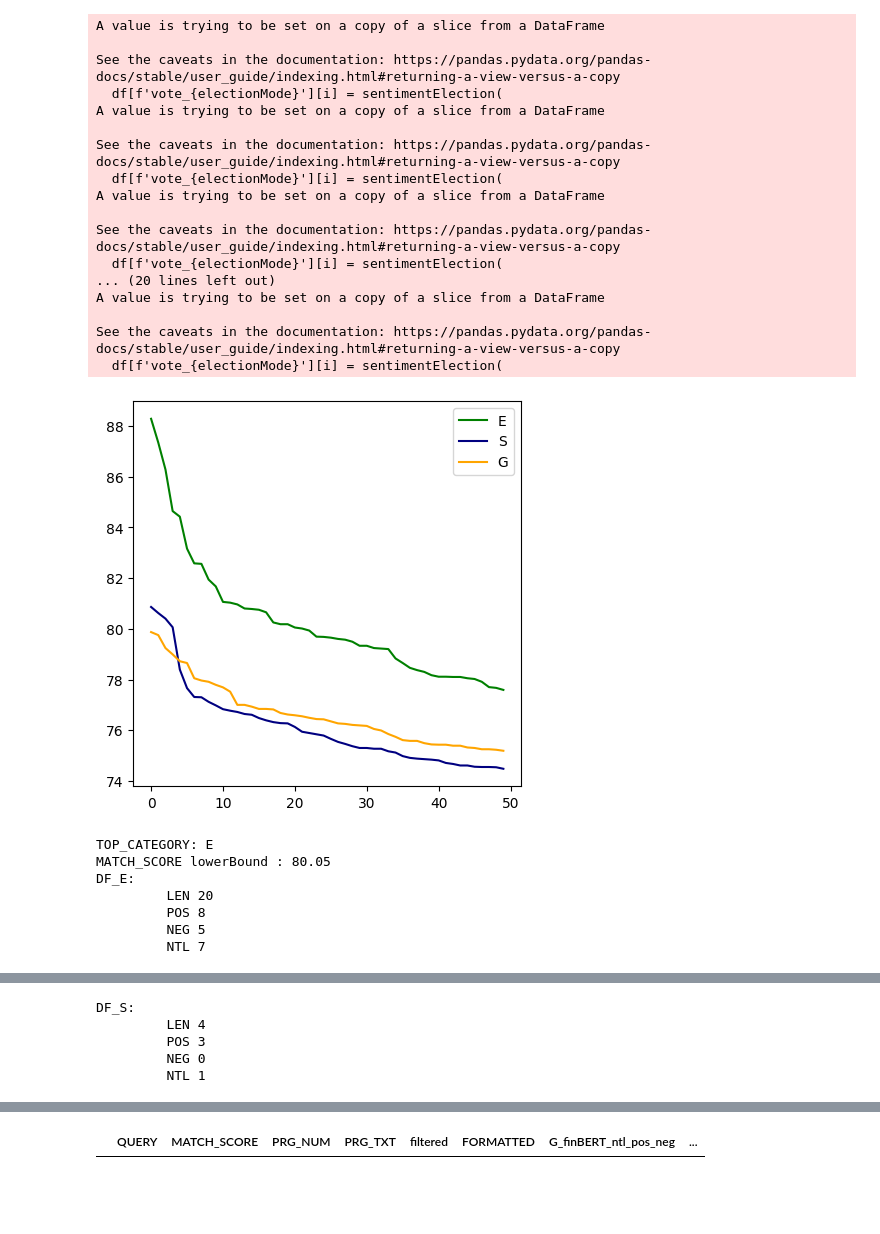
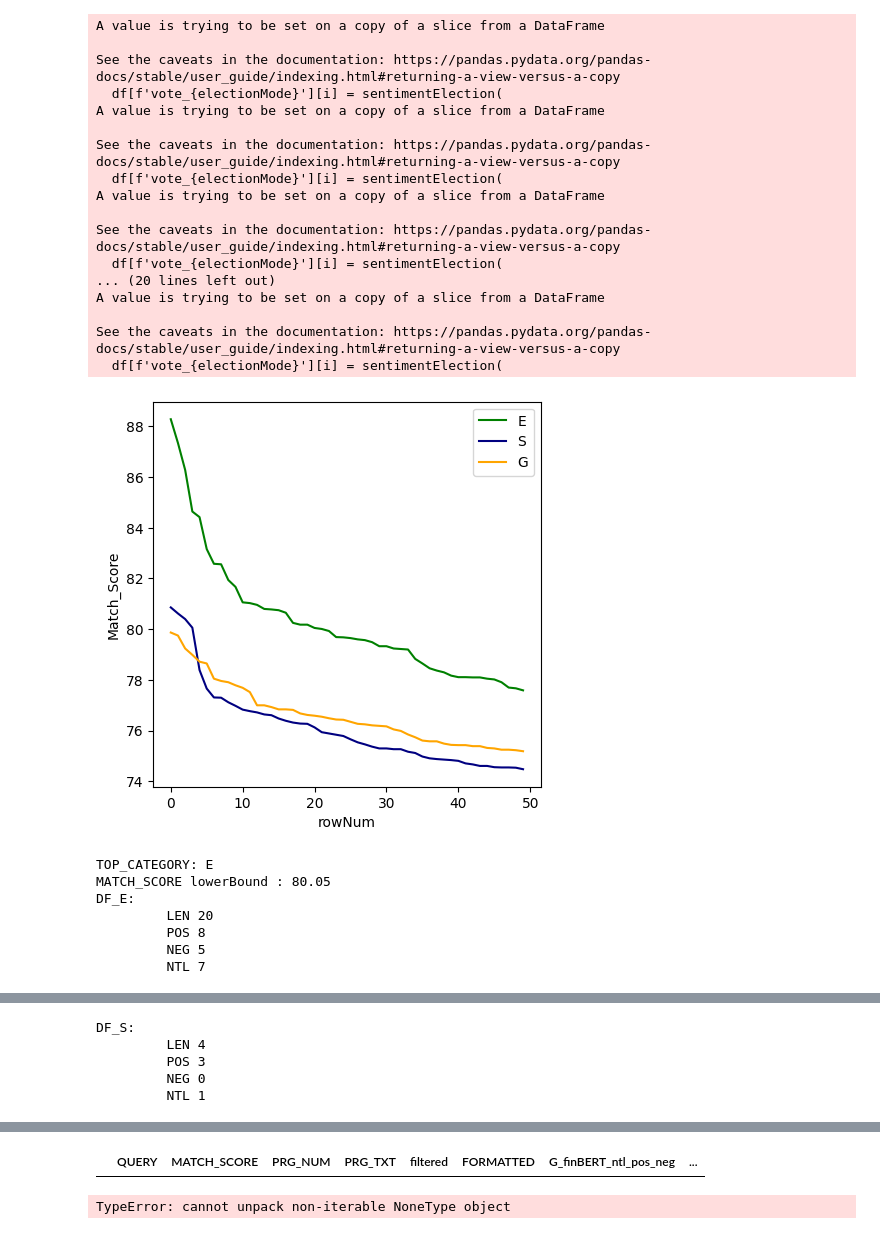
Before and after one commit to jonzwi/ESG_NLP_PUBLIC, a Jupyter notebook: public/python/DotProductThreshold.ipynb, the cells around one changed output, grey strips where cells are left out. Saved outputs shown, nothing was run; the diff lists cells and outputs as text; code cells hidden in the pictures; blank space fills up the shorter version.

```diff
--- a/src/python/DotProductThreshold.ipynb
+++ b/public/python/DotProductThreshold.ipynb
@@ -4,7 +4,7 @@ pd.set_option('max_colwidth', 50)
 
 import numpy as np
 import ast
-
+import json
 import os
 
 ### ---- ---- ---- ---- ---- ---- ---- ---- ---- ---- ---- ---- ---- ---- ---- ---- ---- ---- ---- ---- ---- ---- ----
@@ -17,10 +17,10 @@ import os
 #   from cleanURL import cleanURL
 
 
-### AMZN data
-# URL_E = 'https://drive.google.com/file/d/13dFrfYJp-QskHvojt-rYryXi1E5uiiDO/view?usp=sharing'
-# URL_S = 'https://drive.google.com/file/d/1Hb-nZkOmoJN9LlZhO1d4cfkilof-F8vH/view?usp=sharing'
-# URL_G = 'https://drive.google.com/file/d/18C9mZH8EQv3lsbCNc8Nj2-1od7R8XkgE/view?usp=sharing'
+# ### AMZN data
+# URL_E = '/content/sample_data/formatted_NVDA_10K_E.csv'
+# URL_S = '/content/sample_data/formatted_NVDA_10K_S.csv'
+# URL_G = '/content/sample_data/formatted_NVDA_10K_G.csv'
 
 company = "BE"
 
@@ -28,7 +28,7 @@ URL_E = "public/Formatted_Data/formatted_{}_10K_E.csv".format(company)
 URL_S = "public/Formatted_Data/formatted_{}_10K_S.csv".format(company)
 URL_G = "public/Formatted_Data/formatted_{}_10K_G.csv".format(company)
 
-output_pth = "public/Formatted_Filtered/formatted_{}_10K_".format(company)
+output_pth = "public/Formatted_Threshold/formatted_{}_10K_".format(company)
 
 
 os.chdir("C:/Users/jleckron/ReactProjects/esgnlpfrontend")
@@ -43,12 +43,6 @@ def main(LIST_URLS, topN=50):
   df_E = pd.read_csv(E)
   df_S = pd.read_csv(S)
   df_G = pd.read_csv(G)
-
-#   df_E = cleanURL(E)
-#   df_S = cleanURL(S)
-#   df_G = cleanURL(G)
-
-
 
   ### ---- ---- ---- ---- ---- ---- ---- ---- ---- ---- ---- ---- ---- ---- ---- ---- ---- ---- ---- ---- ---- ---- ----
 
@@ -139,6 +133,8 @@ def main(LIST_URLS, topN=50):
   plt.plot(df_E['MATCH_SCORE'][0:end], c='green' )
   plt.plot(df_S['MATCH_SCORE'][0:end], c='navy'  )
   plt.plot(df_G['MATCH_SCORE'][0:end], c='orange')
+  plt.xlabel('rowNum', fontdict=None, labelpad=None)
+  plt.ylabel('Match_Score', fontdict=None, labelpad=None)
 
   plt.legend(['E','S','G'])
 
@@ -254,9 +250,6 @@ def main(LIST_URLS, topN=50):
         print('\t',k,v)
       display(df)
       print('\n' * 3)
-      filePath = "{}{}.csv".format(output_pth, categoryESG)
-      df.to_csv(filePath)
-
 
 
 
@@ -264,38 +257,35 @@ def main(LIST_URLS, topN=50):
 
 
   DF_STATS()
 
-  return df_E, df_S, df_G
-
-
 
   ### ---- ---- ---- ---- ---- ---- ---- ---- ---- ---- ---- ---- ---- ---- ---- ---- ---- ---- ---- ---- ---- ---- ----
 
 if __name__ == '__main__':
 
   E,S,G = main(
         LIST_URLS = [URL_E,URL_S,URL_G],
-        topN = 50
+        topN = 100
       )
 # %% [output]
 A value is trying to be set on a copy of a slice from a DataFrame
 
 See the caveats in the documentation: https://pandas.pydata.org/pandas-docs/stable/user_guide/indexing.html#returning-a-view-versus-a-copy
   df[f'vote_{electionMode}'][i] = sentimentElection(
 A value is trying to be set on a copy of a slice from a DataFrame
 
 See the caveats in the documentation: https://pandas.pydata.org/pandas-docs/stable/user_guide/indexing.html#returning-a-view-versus-a-copy
   df[f'vote_{electionMode}'][i] = sentimentElection(
 A value is trying to be set on a copy of a slice from a DataFrame
 
 See the caveats in the documentation: https://pandas.pydata.org/pandas-docs/stable/user_guide/indexing.html#returning-a-view-versus-a-copy
   df[f'vote_{electionMode}'][i] = sentimentElection(
 ... (20 lines left out)
 A value is trying to be set on a copy of a slice from a DataFrame
 
 See the caveats in the documentation: https://pandas.pydata.org/pandas-docs/stable/user_guide/indexing.html#returning-a-view-versus-a-copy
   df[f'vote_{electionMode}'][i] = sentimentElection(
-[figure, old version]
+[figure, new version]
 TOP_CATEGORY: E
 MATCH_SCORE lowerBound : 80.05
 DF_E:
@@ -336,3 +326,4 @@ DF_G:
          NEG 0
          NTL 0
 |  | QUERY | MATCH_SCORE | PRG_NUM | PRG_TXT | filtered | FORMATTED | G_finBERT_ntl_pos_neg | ... |
+TypeError: cannot unpack non-iterable NoneType object
```
Also changed, not shown: 16 other files.
